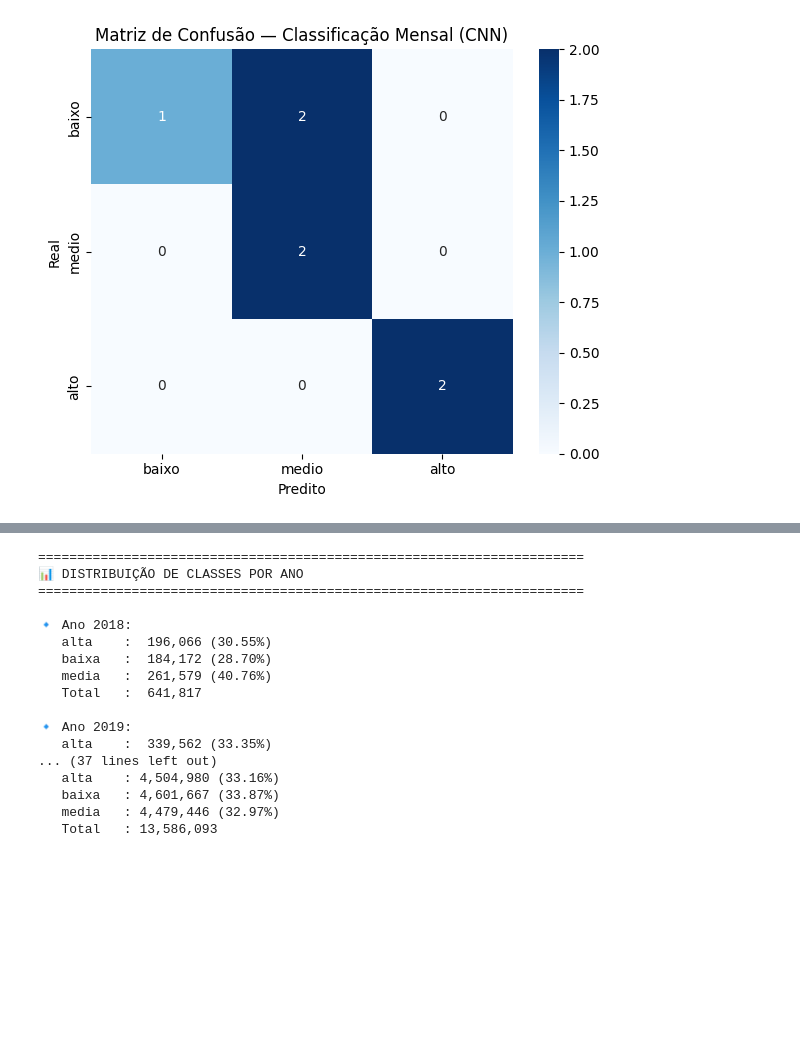
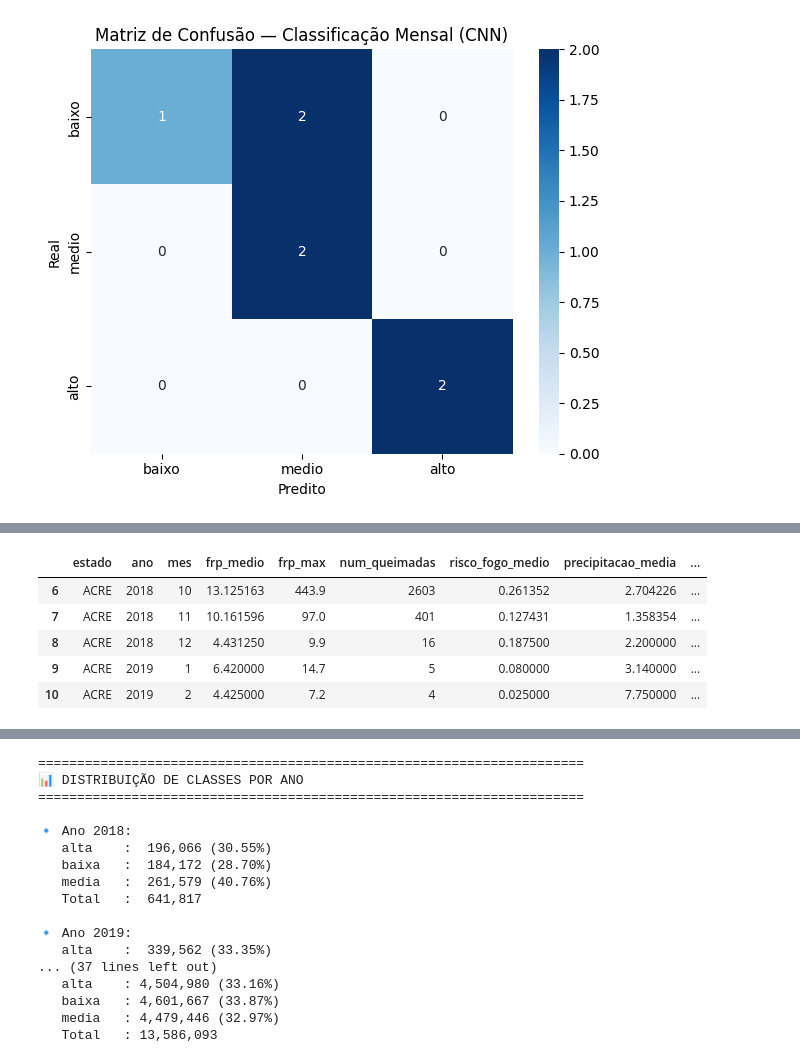
Before and after one commit to joaomarcosmb/queimadas, a Jupyter notebook: notebooks/1.0.0-eda-e-tratamento.ipynb, the cells around one changed output, grey strips where cells are left out. Drawn from its saved outputs; the diff is of its cells as text; code cells hidden in the pictures; blank space fills up the shorter version.

```diff
--- a/notebooks/1.0.0-eda-e-tratamento.ipynb
+++ b/notebooks/1.0.0-eda-e-tratamento.ipynb
@@ -1729,0 +2188,77 @@ plt.show()
+# %%
+# PASSO 1: Criar dataset temporal agregado por região + mês
+
+print("="*70)
+print("CRIANDO FEATURES TEMPORAIS (LAG FEATURES)")
+print("="*70)
+
+
+# Volta ao dataset original (polars) e agrupa por região + mês + ano
+print("\n1. Agregando dados por estado + mes + ano...")
+
+df_temporal = df.group_by(["estado", "ano", "mes"]).agg([
+    pl.col("frp").mean().alias("frp_medio"), #média fire risk por mês
+    pl.col("frp").max().alias("frp_max"), #máxima fire risk por mês
+    pl.count().alias("num_queimadas"), # número de queimadas por mês
+    pl.col("risco_fogo").mean().alias("risco_fogo_medio"),
+    pl.col("precipitacao").mean().alias("precipitacao_media"),
+    pl.col("numero_dias_sem_chuva").mean().alias("dias_sem_chuva_medio"),
+    pl.col("bioma").first().alias("bioma"),
+    pl.col("periodo_climatico").first().alias("periodo_climatico"),
+    pl.col("estacao_ano").first().alias("estacao_ano"),
+    pl.col("satelite").first().alias("satelite"),
+]).sort(["estado", "ano", "mes"])
+
+print(f"   Dataset temporal: {df_temporal.shape}")
+print(f"   Periodo: {df_temporal['ano'].min()}-{df_temporal['ano'].max()}")
+
+# Converte para pandas (mais fácil para lag)
+df_temporal_pd = df_temporal.to_pandas()
+
+print("\n2. Criando features de historico (lag features)...")
+
+# Ordena por estado + data
+df_temporal_pd = df_temporal_pd.sort_values(['estado', 'ano', 'mes'])
+
+# Cria coluna de data (IMPORTANTE para ordenação temporal)
+df_temporal_pd["data"] = pd.to_datetime(
+    df_temporal_pd["ano"].astype(str) + "-" +
+    df_temporal_pd["mes"].astype(str) + "-01"
+)
+#-----------------------------------------
+# Cria features LAG (histórico) por estado
+#-----------------------------------------
+lag_features = []
+for lag in [1, 2, 3, 6]:  # 1, 2, 3 e 6 meses atrás
+    df_temporal_pd[f'frp_lag_{lag}'] = df_temporal_pd.groupby('estado')['frp_medio'].shift(lag)
+    df_temporal_pd[f'num_queimadas_lag_{lag}'] = df_temporal_pd.groupby('estado')['num_queimadas'].shift(lag)
+    lag_features.append(f'frp_lag_{lag}')
+    lag_features.append(f'num_queimadas_lag_{lag}')
+
+#--------------
+# Média móvel
+#--------------
+df_temporal_pd['frp_rolling_3'] = df_temporal_pd.groupby('estado')['frp_medio'].shift(1).transform(
+    lambda x: x.rolling(window=3, min_periods=1).mean() #isso vai atualizando os 3 meses anteriores, passando um pouco pra frente a cada novo mês analisado
+)
+df_temporal_pd['frp_rolling_6'] = df_temporal_pd.groupby('estado')['frp_medio'].shift(1).transform(
+    lambda x: x.rolling(window=6, min_periods=1).mean() #isso vai atualizando os 6 meses anteriores, passando um pouco pra frente a cada novo mês analisado
+)
+
+# Tendência (diferença entre mês atual e mês anterior)
+# me retorna se a tendencia para o próximo mês é mais ou menos queimadas
+df_temporal_pd['frp_tendencia'] = df_temporal_pd.groupby('estado')['frp_medio'].shift(1).diff()
+
+# Remove linhas com NaN (primeiros meses sem histórico)
+df_temporal_clean = df_temporal_pd.dropna()
+
+print(f"   Dataset com lag features: {df_temporal_clean.shape}")
+print(f"   Features temporais criadas: {len(lag_features) + 3}")
+print(f"\n   Exemplos de features temporais:")
+print(f"   - frp_lag_1: FRP médio há 1 mês")
+print(f"   - frp_lag_3: FRP médio há 3 meses")
+print(f"   - frp_rolling_3: Média móvel 3 meses")
+print(f"   - frp_tendencia: Crescimento de FRP")
+
+df_temporal_clean.head()
+# %% [output]
@@ -1729,0 +2301,6 @@ plt.show()
+|  | estado | ano | mes | frp_medio | frp_max | num_queimadas | risco_fogo_medio | precipitacao_media | ... |
+| 6 | ACRE | 2018 | 10 | 13.125163 | 443.9 | 2603 | 0.261352 | 2.704226 | ... |
+| 7 | ACRE | 2018 | 11 | 10.161596 | 97.0 | 401 | 0.127431 | 1.358354 | ... |
+| 8 | ACRE | 2018 | 12 | 4.431250 | 9.9 | 16 | 0.187500 | 2.200000 | ... |
+| 9 | ACRE | 2019 | 1 | 6.420000 | 14.7 | 5 | 0.080000 | 3.140000 | ... |
+| 10 | ACRE | 2019 | 2 | 4.425000 | 7.2 | 4 | 0.025000 | 7.750000 | ... |
```
Also changed, not shown: parts of 24 cells of this notebook.
